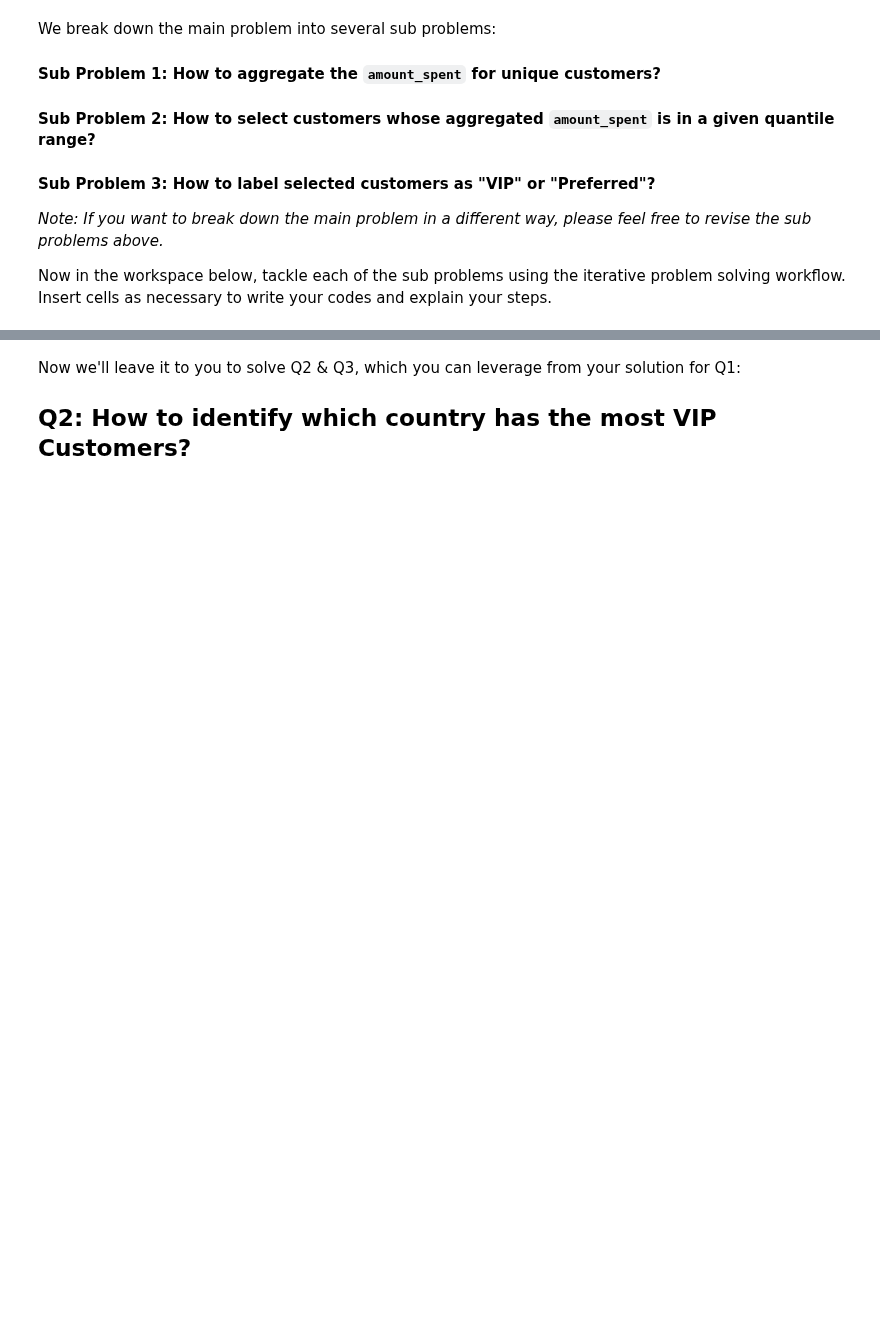
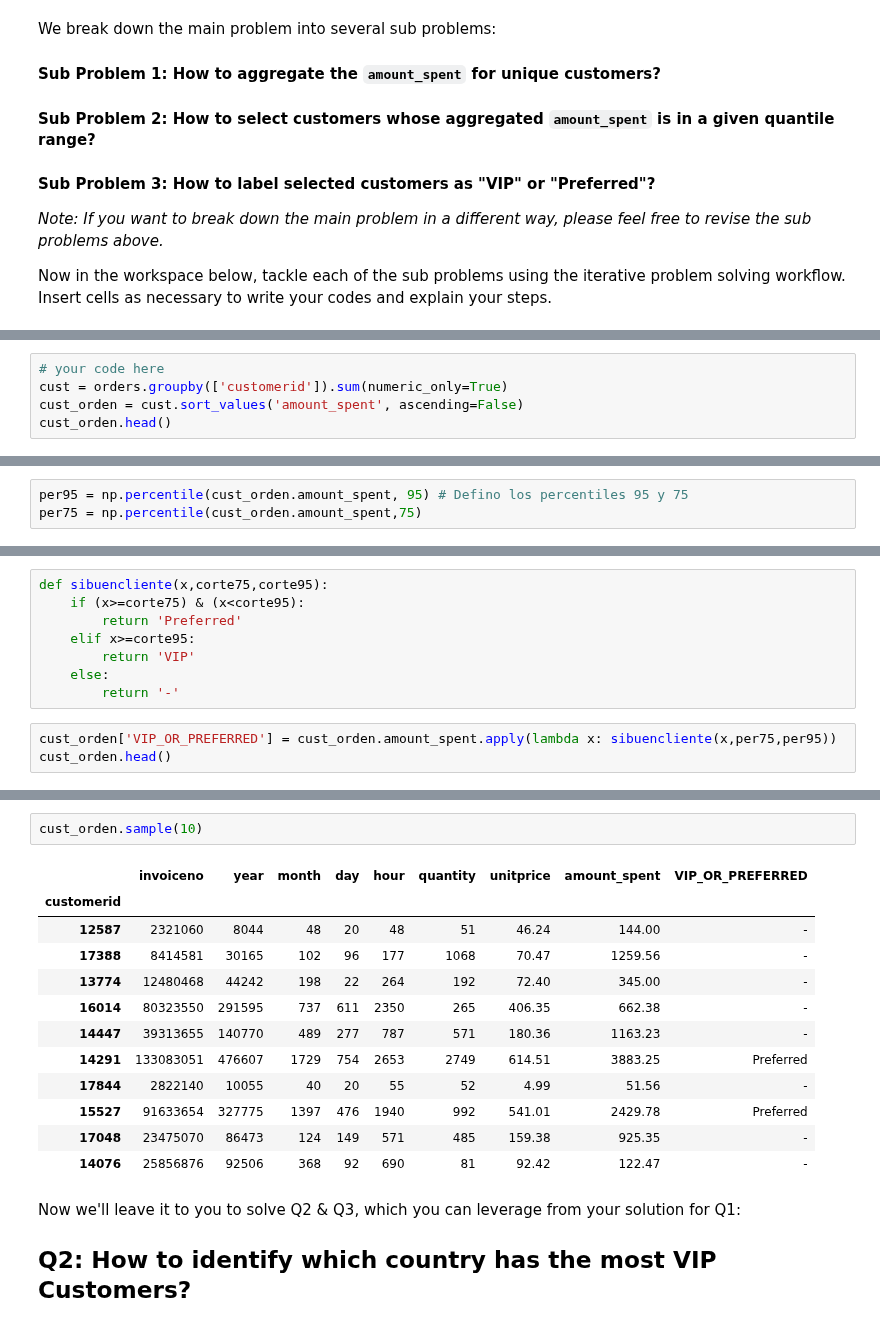
Before and after one commit to Ironhack-Data-Madrid-Octubre-2023/2.3-lab_df_calculation_and_transformation, a Jupyter notebook: your-code/challenge-3.ipynb, the cells around one changed output, grey strips where cells are left out. Saved outputs shown, nothing was run; the diff lists cells and outputs as text; blank space fills up the shorter version.

```diff
--- a/your-code/challenge-3.ipynb
+++ b/your-code/challenge-3.ipynb
@@ -85,0 +94,5 @@ Now in the workspace below, tackle each of the sub problems using the iterative
+# %%
+# your code here
+cust = orders.groupby(['customerid']).sum(numeric_only=True)
+cust_orden = cust.sort_values('amount_spent', ascending=False)
+cust_orden.head()
@@ -85,0 +107,3 @@ Now in the workspace below, tackle each of the sub problems using the iterative
+# %%
+per95 = np.percentile(cust_orden.amount_spent, 95) # Defino los percentiles 95 y 75
+per75 = np.percentile(cust_orden.amount_spent,75)
@@ -85,0 +140,11 @@ Now in the workspace below, tackle each of the sub problems using the iterative
+# %%
+def sibuencliente(x,corte75,corte95):
+    if (x>=corte75) & (x<corte95):
+        return 'Preferred'
+    elif x>=corte95:
+        return 'VIP'
+    else:
+        return '-'
+# %%
+cust_orden['VIP_OR_PREFERRED'] = cust_orden.amount_spent.apply(lambda x: sibuencliente(x,per75,per95))
+cust_orden.head()
@@ -86,3 +159,18 @@ Now in the workspace below, tackle each of the sub problems using the iterative
+# %%
+cust_orden.sample(10)
+# %% [output]
+|  | invoiceno | year | month | day | hour | quantity | unitprice | amount_spent | VIP_OR_PREFERRED |
+| customerid |  |  |  |  |  |  |  |  |  |
+| 12587 | 2321060 | 8044 | 48 | 20 | 48 | 51 | 46.24 | 144.00 | - |
+| 17388 | 8414581 | 30165 | 102 | 96 | 177 | 1068 | 70.47 | 1259.56 | - |
+| 13774 | 12480468 | 44242 | 198 | 22 | 264 | 192 | 72.40 | 345.00 | - |
+| 16014 | 80323550 | 291595 | 737 | 611 | 2350 | 265 | 406.35 | 662.38 | - |
+| 14447 | 39313655 | 140770 | 489 | 277 | 787 | 571 | 180.36 | 1163.23 | - |
+| 14291 | 133083051 | 476607 | 1729 | 754 | 2653 | 2749 | 614.51 | 3883.25 | Preferred |
+| 17844 | 2822140 | 10055 | 40 | 20 | 55 | 52 | 4.99 | 51.56 | - |
+| 15527 | 91633654 | 327775 | 1397 | 476 | 1940 | 992 | 541.01 | 2429.78 | Preferred |
+| 17048 | 23475070 | 86473 | 124 | 149 | 571 | 485 | 159.38 | 925.35 | - |
+| 14076 | 25856876 | 92506 | 368 | 92 | 690 | 81 | 92.42 | 122.47 | - |
 # %% [markdown]
 Now we'll leave it to you to solve Q2 & Q3, which you can leverage from your solution for Q1:
 
```
Also changed, not shown: parts of 8 cells of this notebook.
